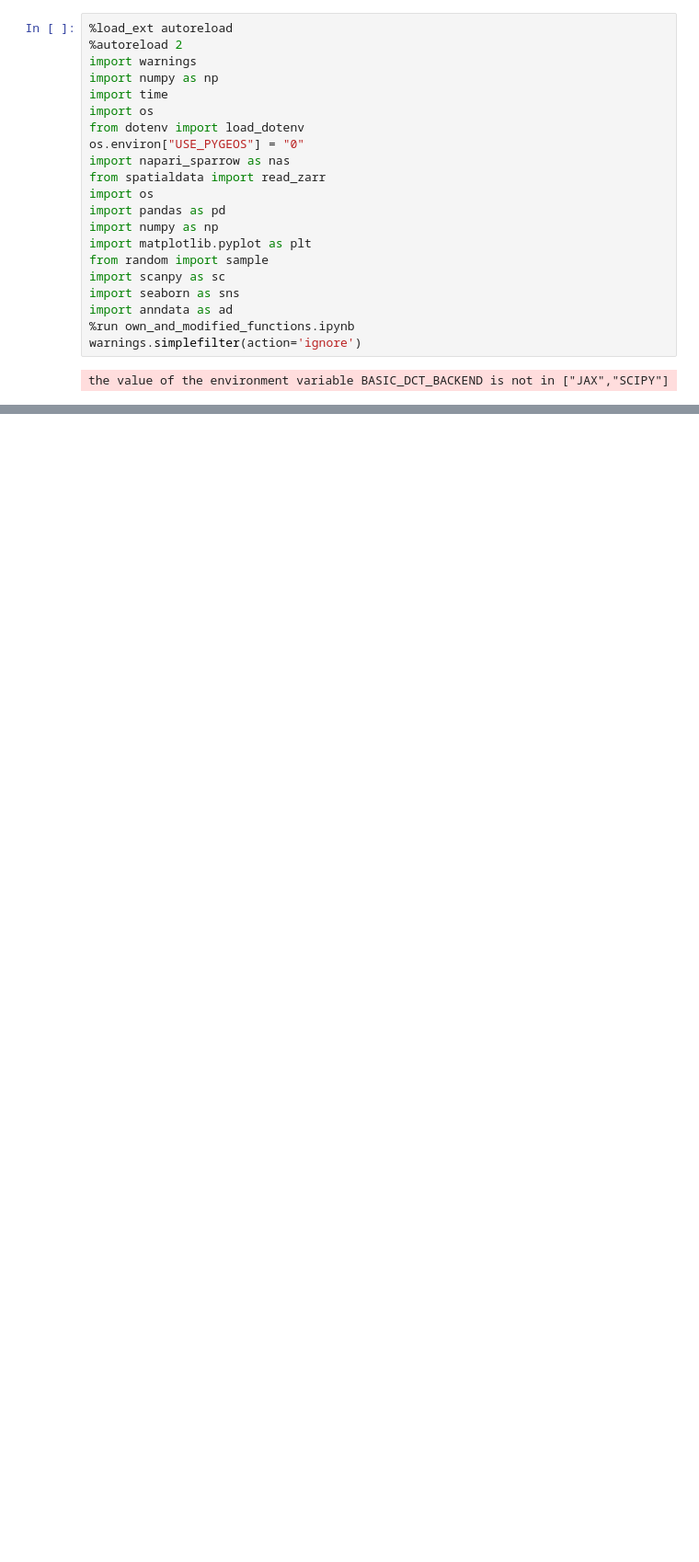
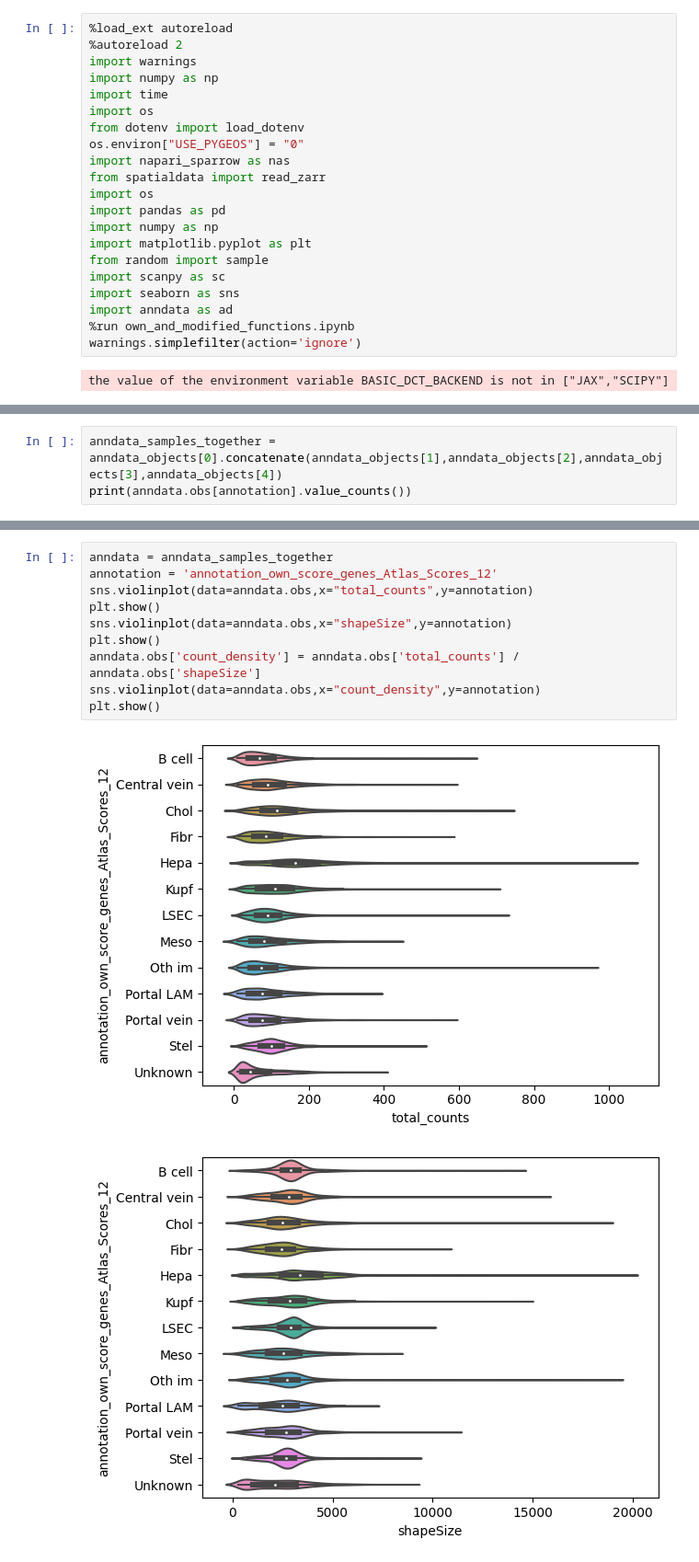
Before and after one commit to WoutVanhenden/Thesis, a Jupyter notebook: extra_plots.ipynb, the cells around one changed output, grey strips where cells are left out. Shown at 92% size. Saved outputs shown, nothing was run; the diff lists cells and outputs as text; blank space fills up the shorter version.

```diff
--- a/extra_plots.ipynb
+++ b/extra_plots.ipynb
@@ -46,0 +43,3 @@ Index(['region', 'instance', 'n_genes_by_counts', 'log1p_n_genes_by_counts',
+# %%
+anndata_samples_together = anndata_objects[0].concatenate(anndata_objects[1],anndata_objects[2],anndata_objects[3],anndata_objects[4])
+print(anndata.obs[annotation].value_counts())
@@ -46,0 +61,13 @@ Index(['region', 'instance', 'n_genes_by_counts', 'log1p_n_genes_by_counts',
+# %%
+anndata = anndata_samples_together
+annotation = 'annotation_own_score_genes_Atlas_Scores_12'
+sns.violinplot(data=anndata.obs,x="total_counts",y=annotation)
+plt.show()
+sns.violinplot(data=anndata.obs,x="shapeSize",y=annotation)
+plt.show()
+anndata.obs['count_density'] = anndata.obs['total_counts'] / anndata.obs['shapeSize']
+sns.violinplot(data=anndata.obs,x="count_density",y=annotation)
+plt.show()
+# %% [output]
+[figure, added]
+[figure, added]
```
Also changed, not shown: parts of 10 cells of this notebook, 2 other files.
